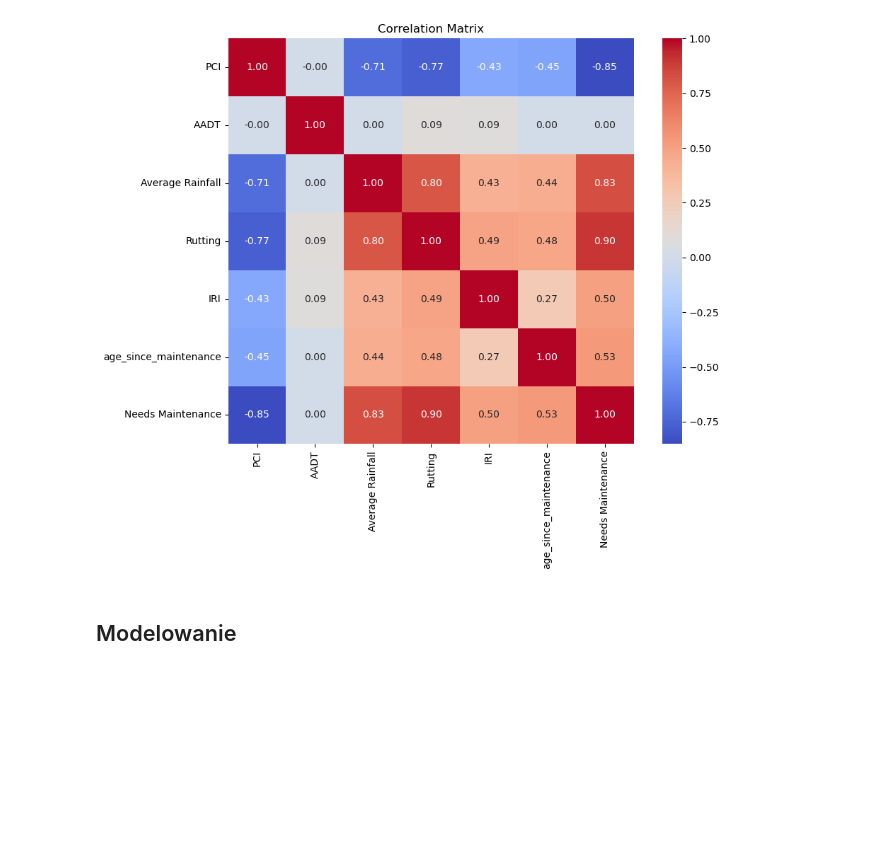
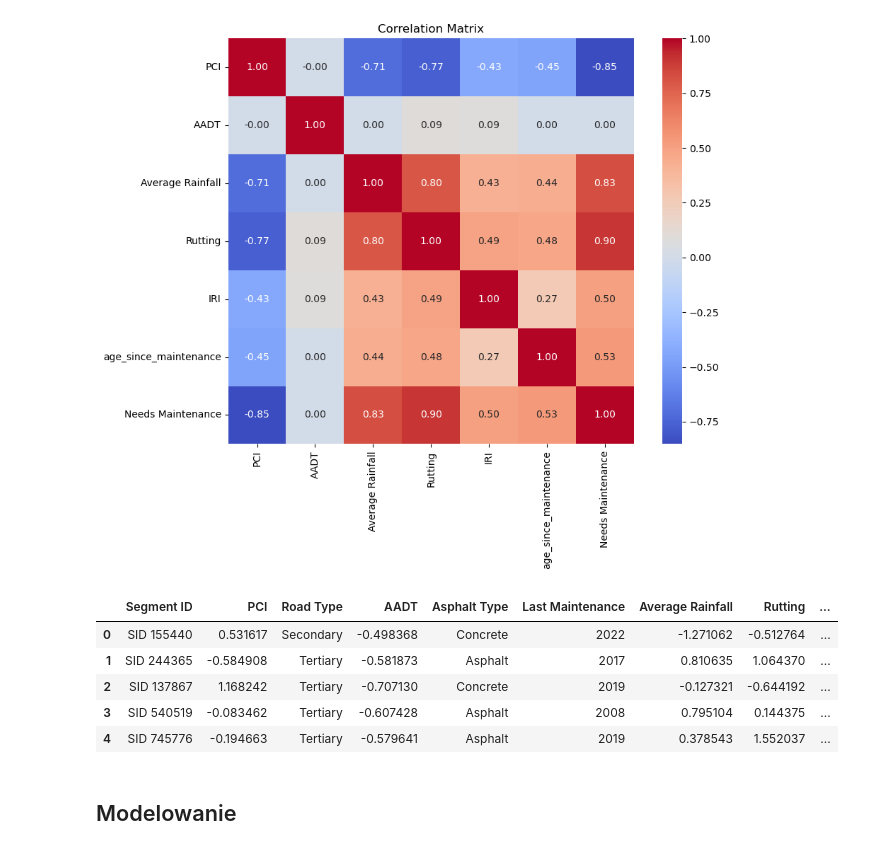
Before and after one commit to Saddii/WSB_UM, a Jupyter notebook: Projekt_UM.ipynb, the cells around one changed output. Cells and saved outputs as stored; diff of their text form; code cells hidden in the pictures; blank space fills up the shorter version.

```diff
--- a/Projekt_UM.ipynb
+++ b/Projekt_UM.ipynb
@@ -135,6 +135,15 @@ from sklearn.preprocessing import LabelEncoder
 
 le = LabelEncoder()
 df_stand_w_cats['asphalt_type_encoded'] = le.fit_transform(df_stand['Asphalt Type'])
+# %%
+df_stand_w_cats.head()
+# %% [output]
+|  | Segment ID | PCI | Road Type | AADT | Asphalt Type | Last Maintenance | Average Rainfall | Rutting | ... |
+| 0 | SID 155440 | 0.531617 | Secondary | -0.498368 | Concrete | 2022 | -1.271062 | -0.512764 | ... |
+| 1 | SID 244365 | -0.584908 | Tertiary | -0.581873 | Asphalt | 2017 | 0.810635 | 1.064370 | ... |
+| 2 | SID 137867 | 1.168242 | Tertiary | -0.707130 | Concrete | 2019 | -0.127321 | -0.644192 | ... |
+| 3 | SID 540519 | -0.083462 | Tertiary | -0.607428 | Asphalt | 2008 | 0.795104 | 0.144375 | ... |
+| 4 | SID 745776 | -0.194663 | Tertiary | -0.579641 | Asphalt | 2019 | 0.378543 | 1.552037 | ... |
 # %% [markdown]
 ## Modelowanie
 # %%
```
Also changed, not shown: parts of 7 cells of this notebook.
